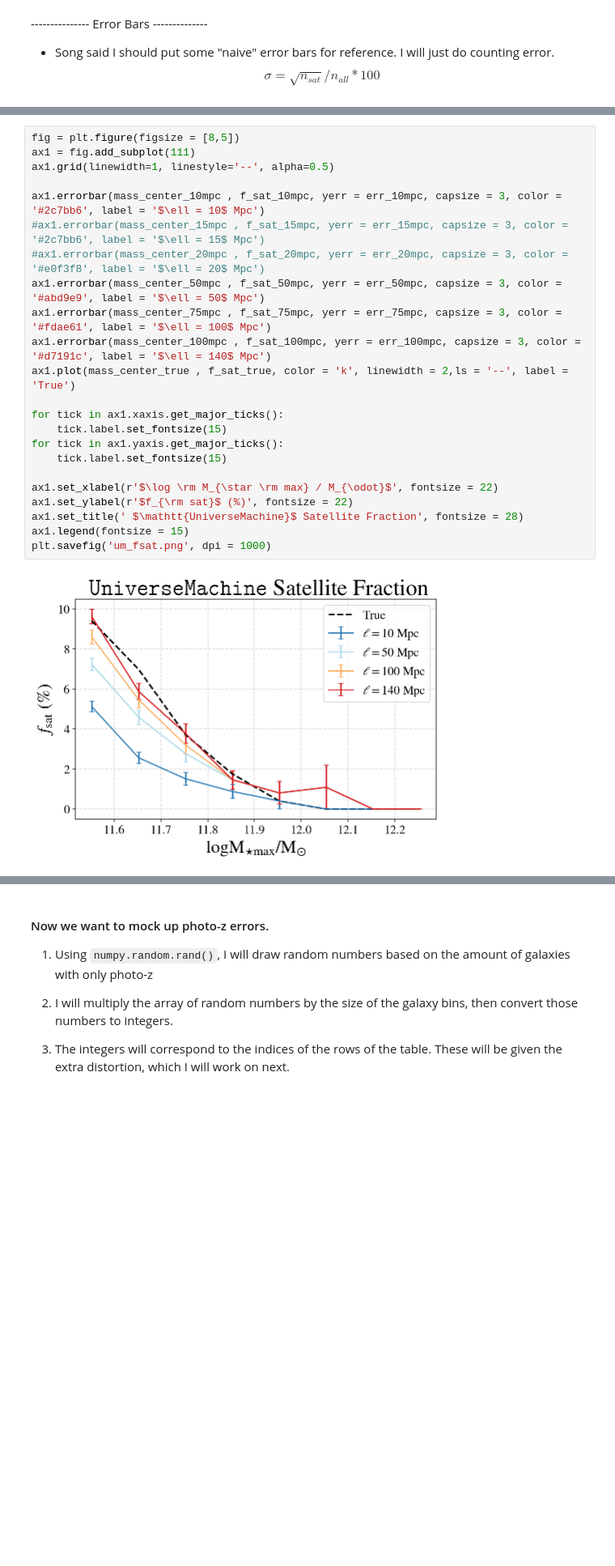
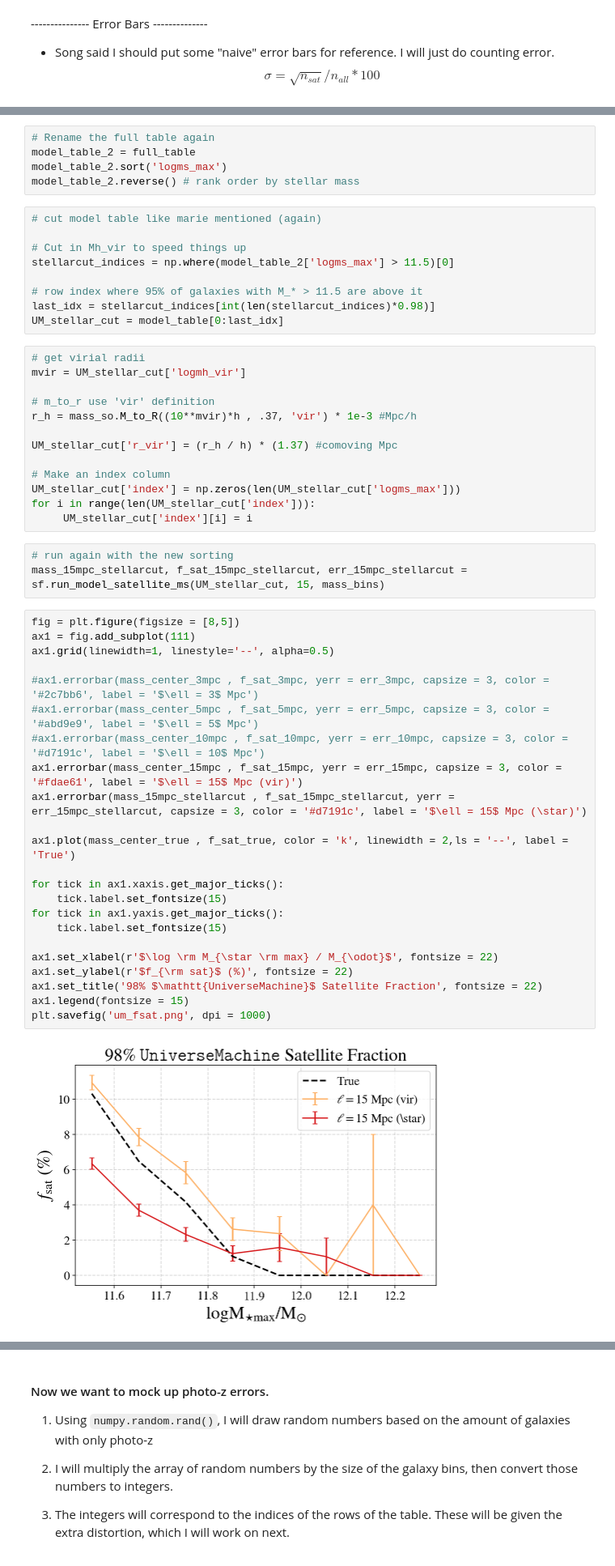
Before and after one commit to gsallabe/thesis_satellite_fraction, a Jupyter notebook: notebooks/simulation_sat_analysis.ipynb, the cells around one changed output, grey strips where cells are left out. Shown: that part at 81% size. Cells and saved outputs as stored; diff of their text form; blank space fills up the shorter version.

```diff
--- a/notebooks/simulation_sat_analysis.ipynb
+++ b/notebooks/simulation_sat_analysis.ipynb
@@ -186,25 +234,55 @@ $$ \sigma = \sqrt{n_{sat}}/n_{all} * 100 $$
+# %%
+# Rename the full table again
+model_table_2 = full_table
+model_table_2.sort('logms_max')
+model_table_2.reverse() # rank order by stellar mass
+# %%
+# cut model table like marie mentioned (again)
+
+# Cut in Mh_vir to speed things up
+stellarcut_indices = np.where(model_table_2['logms_max'] > 11.5)[0]
+
+# row index where 95% of galaxies with M_* > 11.5 are above it
+last_idx = stellarcut_indices[int(len(stellarcut_indices)*0.98)]
+UM_stellar_cut = model_table[0:last_idx]
+# %%
+# get virial radii
+mvir = UM_stellar_cut['logmh_vir']
+
+# m_to_r use 'vir' definition
+r_h = mass_so.M_to_R((10**mvir)*h , .37, 'vir') * 1e-3 #Mpc/h
+
+UM_stellar_cut['r_vir'] = (r_h / h) * (1.37) #comoving Mpc
+
+# Make an index column
+UM_stellar_cut['index'] = np.zeros(len(UM_stellar_cut['logms_max']))
+for i in range(len(UM_stellar_cut['index'])):
+     UM_stellar_cut['index'][i] = i
+# %%
+# run again with the new sorting
+mass_15mpc_stellarcut, f_sat_15mpc_stellarcut, err_15mpc_stellarcut = sf.run_model_satellite_ms(UM_stellar_cut, 15, mass_bins)
 # %%
 fig = plt.figure(figsize = [8,5])
 ax1 = fig.add_subplot(111)
 ax1.grid(linewidth=1, linestyle='--', alpha=0.5)
 
-ax1.errorbar(mass_center_10mpc , f_sat_10mpc, yerr = err_10mpc, capsize = 3, color = '#2c7bb6', label = '$\ell = 10$ Mpc')
-#ax1.errorbar(mass_center_15mpc , f_sat_15mpc, yerr = err_15mpc, capsize = 3, color = '#2c7bb6', label = '$\ell = 15$ Mpc')
-#ax1.errorbar(mass_center_20mpc , f_sat_20mpc, yerr = err_20mpc, capsize = 3, color = '#e0f3f8', label = '$\ell = 20$ Mpc')
-ax1.errorbar(mass_center_50mpc , f_sat_50mpc, yerr = err_50mpc, capsize = 3, color = '#abd9e9', label = '$\ell = 50$ Mpc')
-ax1.errorbar(mass_center_75mpc , f_sat_75mpc, yerr = err_75mpc, capsize = 3, color = '#fdae61', label = '$\ell = 100$ Mpc')
-ax1.errorbar(mass_center_100mpc , f_sat_100mpc, yerr = err_100mpc, capsize = 3, color = '#d7191c', label = '$\ell = 140$ Mpc')
+#ax1.errorbar(mass_center_3mpc , f_sat_3mpc, yerr = err_3mpc, capsize = 3, color = '#2c7bb6', label = '$\ell = 3$ Mpc')
+#ax1.errorbar(mass_center_5mpc , f_sat_5mpc, yerr = err_5mpc, capsize = 3, color = '#abd9e9', label = '$\ell = 5$ Mpc')
+#ax1.errorbar(mass_center_10mpc , f_sat_10mpc, yerr = err_10mpc, capsize = 3, color = '#d7191c', label = '$\ell = 10$ Mpc')
+ax1.errorbar(mass_center_15mpc , f_sat_15mpc, yerr = err_15mpc, capsize = 3, color = '#fdae61', label = '$\ell = 15$ Mpc (vir)')
+ax1.errorbar(mass_15mpc_stellarcut , f_sat_15mpc_stellarcut, yerr = err_15mpc_stellarcut, capsize = 3, color = '#d7191c', label = '$\ell = 15$ Mpc (\star)')
+
 ax1.plot(mass_center_true , f_sat_true, color = 'k', linewidth = 2,ls = '--', label = 'True')
 
 for tick in ax1.xaxis.get_major_ticks():
     tick.label.set_fontsize(15)
 for tick in ax1.yaxis.get_major_ticks():
     tick.label.set_fontsize(15)
 
 ax1.set_xlabel(r'$\log \rm M_{\star \rm max} / M_{\odot}$', fontsize = 22)
 ax1.set_ylabel(r'$f_{\rm sat}$ (%)', fontsize = 22)
-ax1.set_title(' $\mathtt{UniverseMachine}$ Satellite Fraction', fontsize = 28)
+ax1.set_title('98% $\mathtt{UniverseMachine}$ Satellite Fraction', fontsize = 22)
 ax1.legend(fontsize = 15)
 plt.savefig('um_fsat.png', dpi = 1000)
 # %% [output]
-[figure, old version]
+[figure, new version]
```
Also changed, not shown: parts of 51 cells of this notebook, 9 other files.
